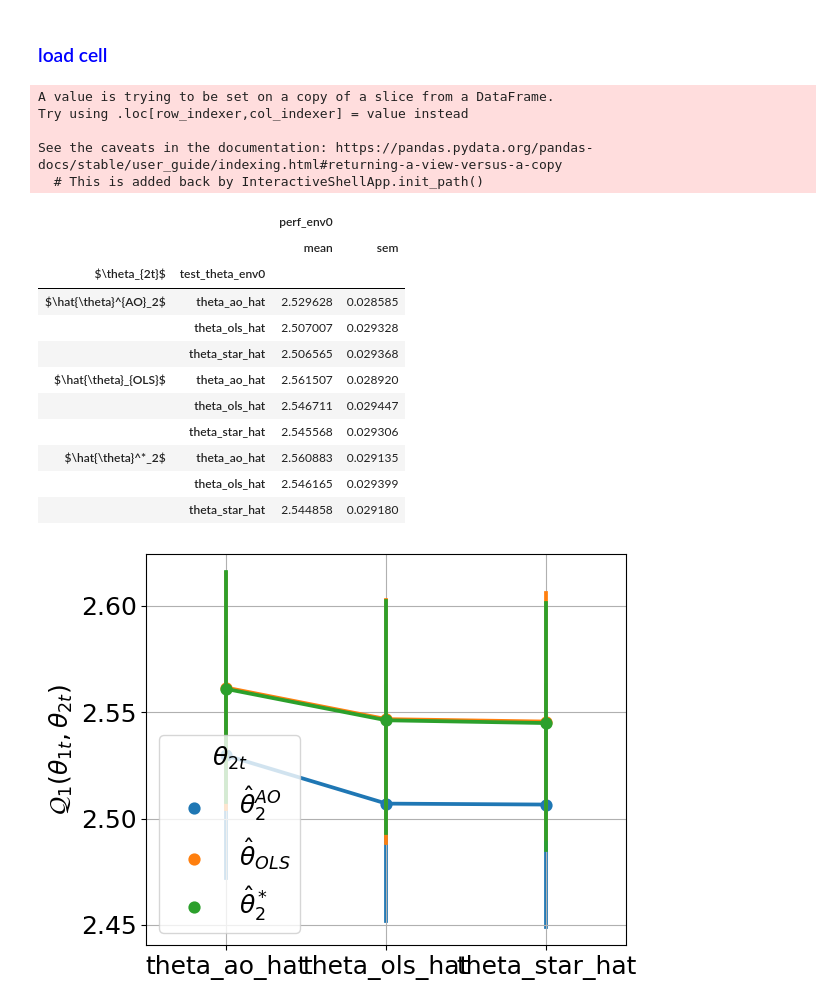
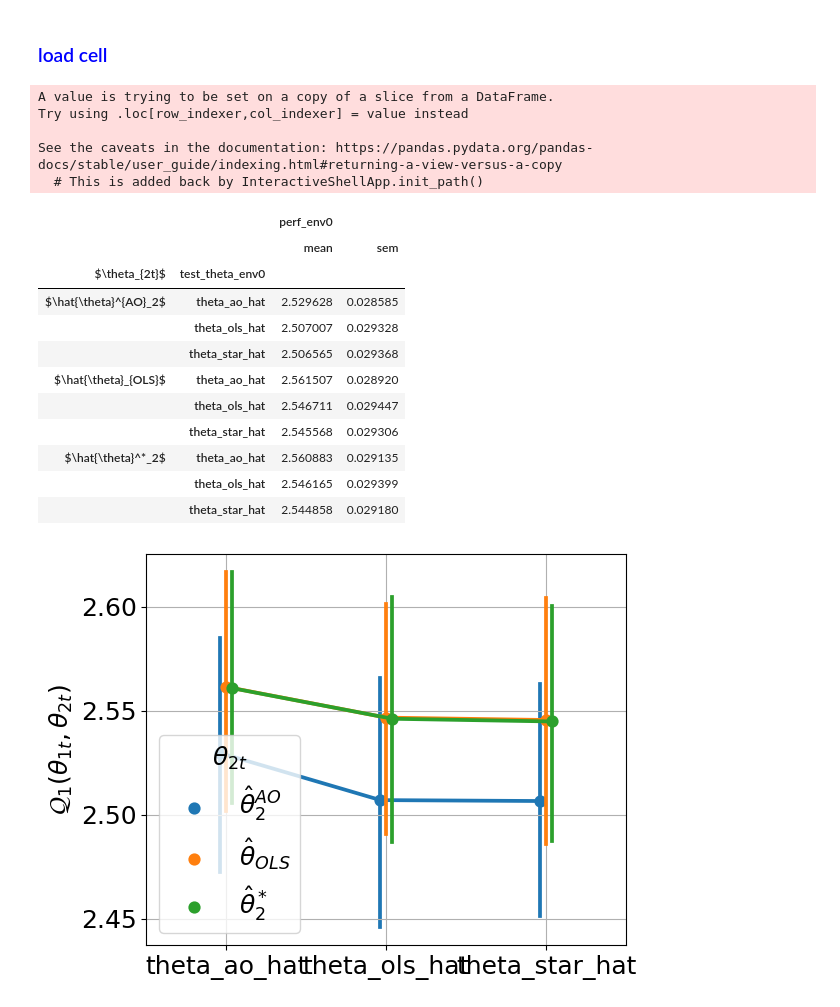
Before and after one commit to muneebaadil/strategic-instrumental-variable-regression, a Jupyter notebook: experiments.ipynb, the cells around one changed output. Cells and saved outputs as stored; diff of their text form; code cells hidden in the pictures.

```diff
--- a/experiments.ipynb
+++ b/experiments.ipynb
@@ -758,33 +757,33 @@ df_ = df_.rename(columns={'test_theta_env1': r'$\theta_{2t}$'})
 df_
 
 fig,ax=plt.subplots()
-plot_obj = sns.pointplot(df_, y='perf_env0', x='test_theta_env0', hue=r'$\theta_{2t}$', ax=ax)
+plot_obj = sns.pointplot(df_, y='perf_env0', x='test_theta_env0', hue=r'$\theta_{2t}$', ax=ax, dodge=True )
 ax.grid ()
 
 ax.set_ylabel(r'$\mathcal{Q}_1(\theta_{1t}, \theta_{2t})$')
 ax.set_xlabel('')
 # ax.set_xticklabels([r'$\theta_{1t} = \hat{\theta}^{AO}_1$', r'$\theta_{1t} = \hat{\theta}^*_1$'])
 
 plt.tight_layout()
 plt.savefig('figures/utility-multi-env.pdf')
 df_test = df_.groupby([r'$\theta_{2t}$', 'test_theta_env0' ]).agg(['mean', 'sem'])
 df_test
 # %% [output]
 A value is trying to be set on a copy of a slice from a DataFrame.
 Try using .loc[row_indexer,col_indexer] = value instead
 
 See the caveats in the documentation: https://pandas.pydata.org/pandas-docs/stable/user_guide/indexing.html#returning-a-view-versus-a-copy
   # This is added back by InteractiveShellApp.init_path()
 |  |  | perf_env0 |  |
 |  |  | mean | sem |
 | $\theta_{2t}$ | test_theta_env0 |  |  |
 | $\hat{\theta}^{AO}_2$ | theta_ao_hat | 2.529628 | 0.028585 |
 |  | theta_ols_hat | 2.507007 | 0.029328 |
 |  | theta_star_hat | 2.506565 | 0.029368 |
 | $\hat{\theta}_{OLS}$ | theta_ao_hat | 2.561507 | 0.028920 |
 |  | theta_ols_hat | 2.546711 | 0.029447 |
 |  | theta_star_hat | 2.545568 | 0.029306 |
 | $\hat{\theta}^*_2$ | theta_ao_hat | 2.560883 | 0.029135 |
 |  | theta_ols_hat | 2.546165 | 0.029399 |
 |  | theta_star_hat | 2.544858 | 0.029180 |
-[figure, old version]
+[figure, new version]
```
Also changed, not shown: parts of 2 cells of this notebook, 1 other file.
